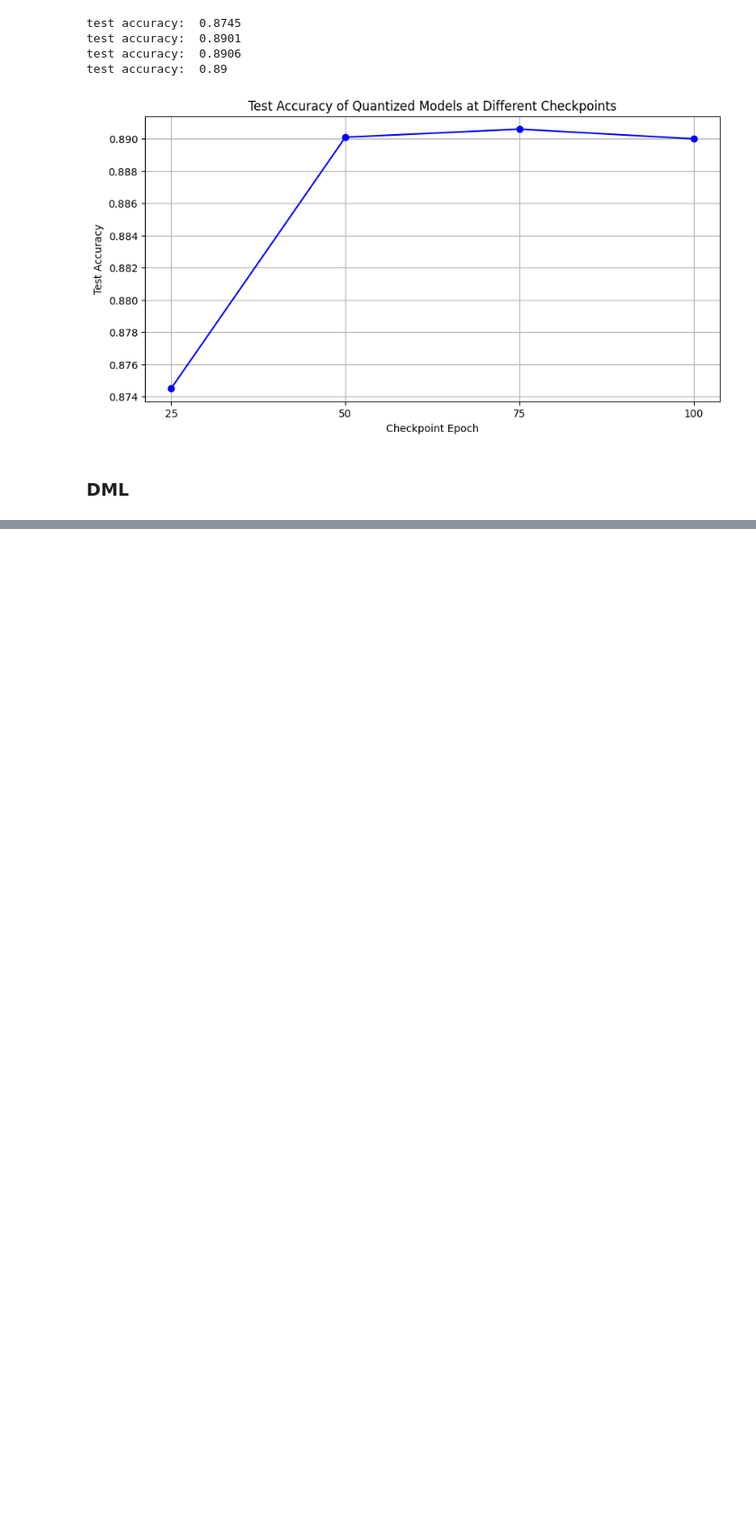
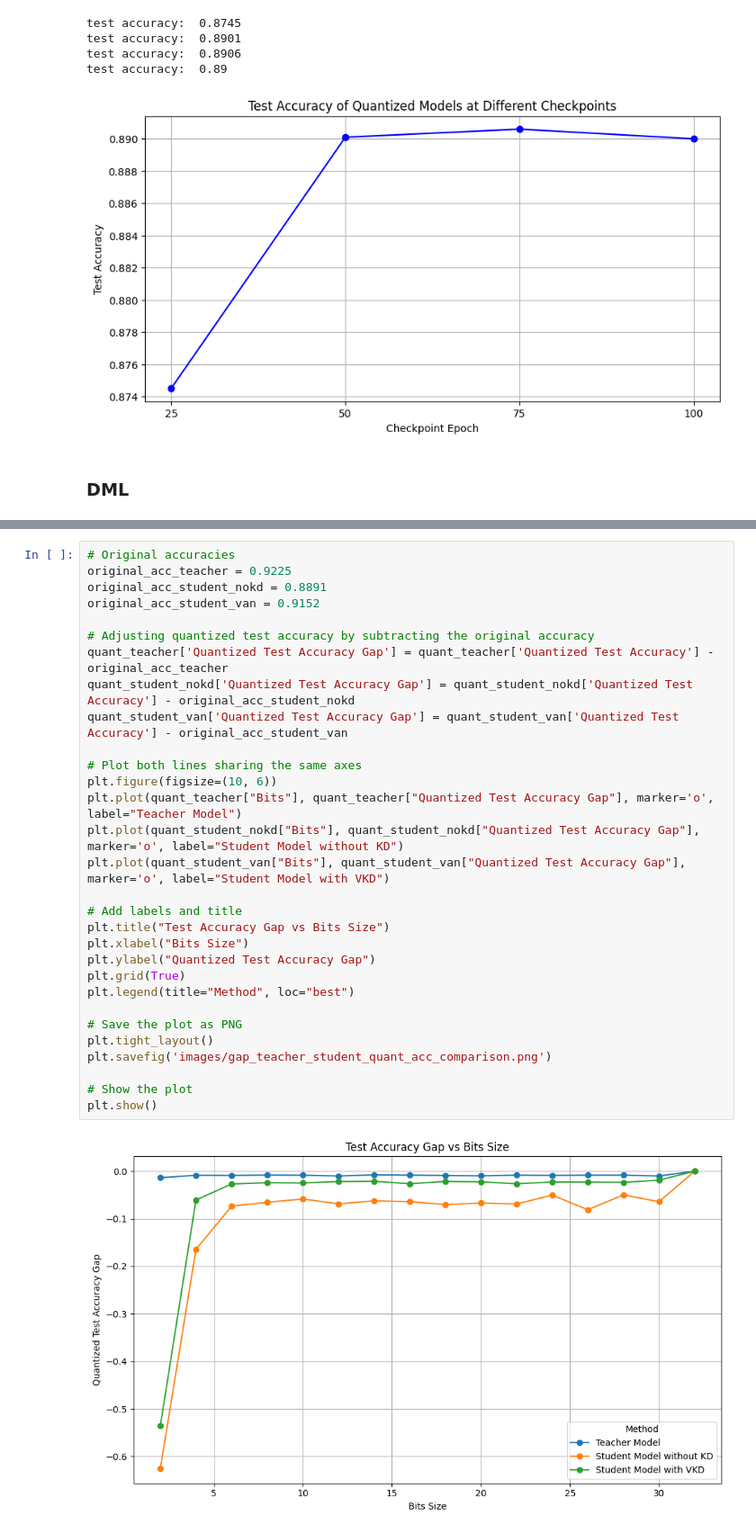
Before and after one commit to jiangqiw/DSC180B_Q2_Project, a Jupyter notebook: distill_teacher.ipynb, the cells around one changed output, grey strips where cells are left out. Shown at 90% size. Drawn from its saved outputs; the diff is of its cells as text; blank space fills up the shorter version.

```diff
--- a/distill_teacher.ipynb
+++ b/distill_teacher.ipynb
@@ -839,0 +1543,32 @@ Results saved to checkpoints_student/results_student_wo
+# %%
+# Original accuracies
+original_acc_teacher = 0.9225
+original_acc_student_nokd = 0.8891
+original_acc_student_van = 0.9152
+
+# Adjusting quantized test accuracy by subtracting the original accuracy
+quant_teacher['Quantized Test Accuracy Gap'] = quant_teacher['Quantized Test Accuracy'] - original_acc_teacher
+quant_student_nokd['Quantized Test Accuracy Gap'] = quant_student_nokd['Quantized Test Accuracy'] - original_acc_student_nokd
+quant_student_van['Quantized Test Accuracy Gap'] = quant_student_van['Quantized Test Accuracy'] - original_acc_student_van
+
+# Plot both lines sharing the same axes
+plt.figure(figsize=(10, 6))
+plt.plot(quant_teacher["Bits"], quant_teacher["Quantized Test Accuracy Gap"], marker='o', label="Teacher Model")
+plt.plot(quant_student_nokd["Bits"], quant_student_nokd["Quantized Test Accuracy Gap"], marker='o', label="Student Model without KD")
+plt.plot(quant_student_van["Bits"], quant_student_van["Quantized Test Accuracy Gap"], marker='o', label="Student Model with VKD")
+
+# Add labels and title
+plt.title("Test Accuracy Gap vs Bits Size")
+plt.xlabel("Bits Size")
+plt.ylabel("Quantized Test Accuracy Gap")
+plt.grid(True)
+plt.legend(title="Method", loc="best")
+
+# Save the plot as PNG
+plt.tight_layout()
+plt.savefig('images/gap_teacher_student_quant_acc_comparison.png')
+
+# Show the plot
+plt.show()
+# %% [output]
+[figure, added]
```
Also changed, not shown: parts of 36 cells of this notebook, 28 other files.
